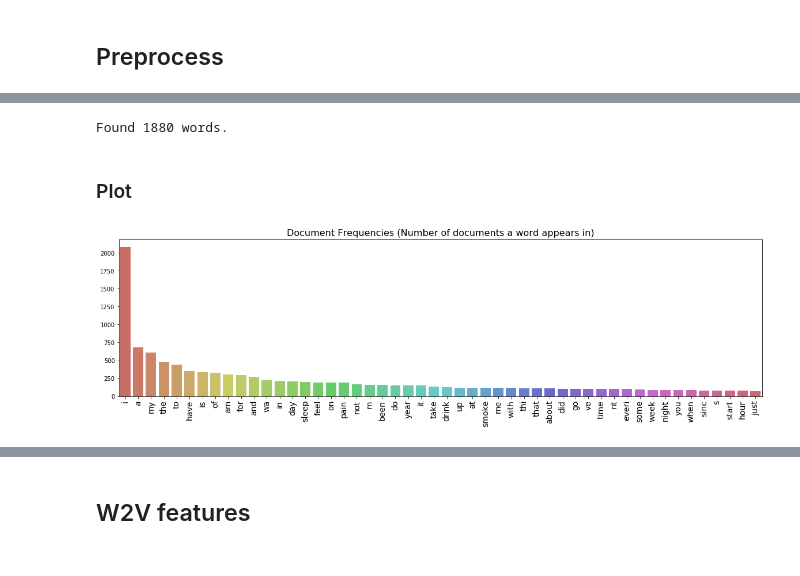
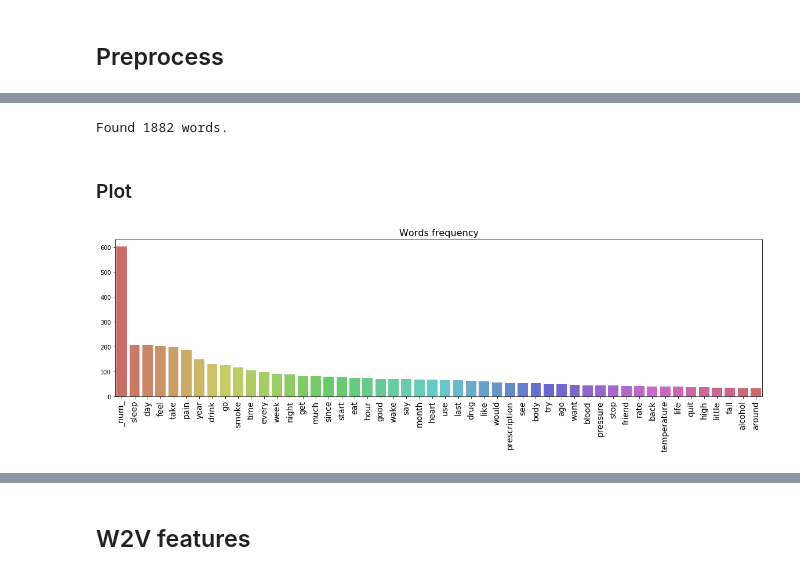
Before and after one commit to pasana/paradec, a Jupyter notebook: debut-en.ipynb, the cells around one changed output, grey strips where cells are left out. Cells and saved outputs as stored; diff of their text form; code cells hidden in the pictures.

```diff
--- a/debut-en.ipynb
+++ b/debut-en.ipynb
@@ -39,7 +37,15 @@ data = data.drop([1685,1686])
 # %%
 import nltk, re
+# %%
+import spacy
+nlp = spacy.blank('en')
+nlp.add_pipe(nlp.create_pipe('sentencizer'))
 # %%
 def get_good_tokens(sentence):
-    replaced_punctation = list(map(lambda token: re.sub('[^0-9A-Za-z!?]+', '', token), sentence))
-    removed_punctation = list(filter(lambda token: token, replaced_punctation))
-    return removed_punctation
+    stopwords = nltk.corpus.stopwords.words('english')+['pron']
+
+    replaced_punctation = list(map(lambda token: re.sub('[^0-9A-Za-z]+', '', token), sentence))
+    replaced_numbers = list(map(lambda token: re.sub('[0-9]+', '_num_', token), replaced_punctation))
+    removed_punctation = list(filter(lambda token: token, replaced_numbers))
+    removed_stopwords = list(filter(lambda token: token not in stopwords, removed_punctation))
+    return removed_stopwords
@@ -80,9 +52,12 @@ stem_words(data)
+# %%
+data['clean_text'] = data.text.apply(lambda post:
+                                         get_good_tokens(list(map(lambda x: str(x.lemma_).lower(), nlp(post)))))
 # %%
 from gensim.corpora import Dictionary
 # %%
-dictionary = Dictionary(documents=data.stemmed_text.values)
+dictionary = Dictionary(documents=data.clean_text.values)
 
 print("Found {} words.".format(len(dictionary.values())))
 # %% [output]
-Found 1880 words.
+Found 1882 words.
 # %%
@@ -131,7 +97,7 @@ del cleansed_words_df['id']
 cleansed_words_df.sort_values('count', ascending=False, inplace=True)
 # %%
 ax = word_frequency_barplot(cleansed_words_df)
-ax.set_title("Document Frequencies (Number of documents a word appears in)", fontsize=16);
+ax.set_title("Words frequency", fontsize=16);
 # %% [output]
-[figure, old version]
+[figure, new version]
 # %%
```
Also changed, not shown: parts of 21 cells of this notebook, 11 other files.
